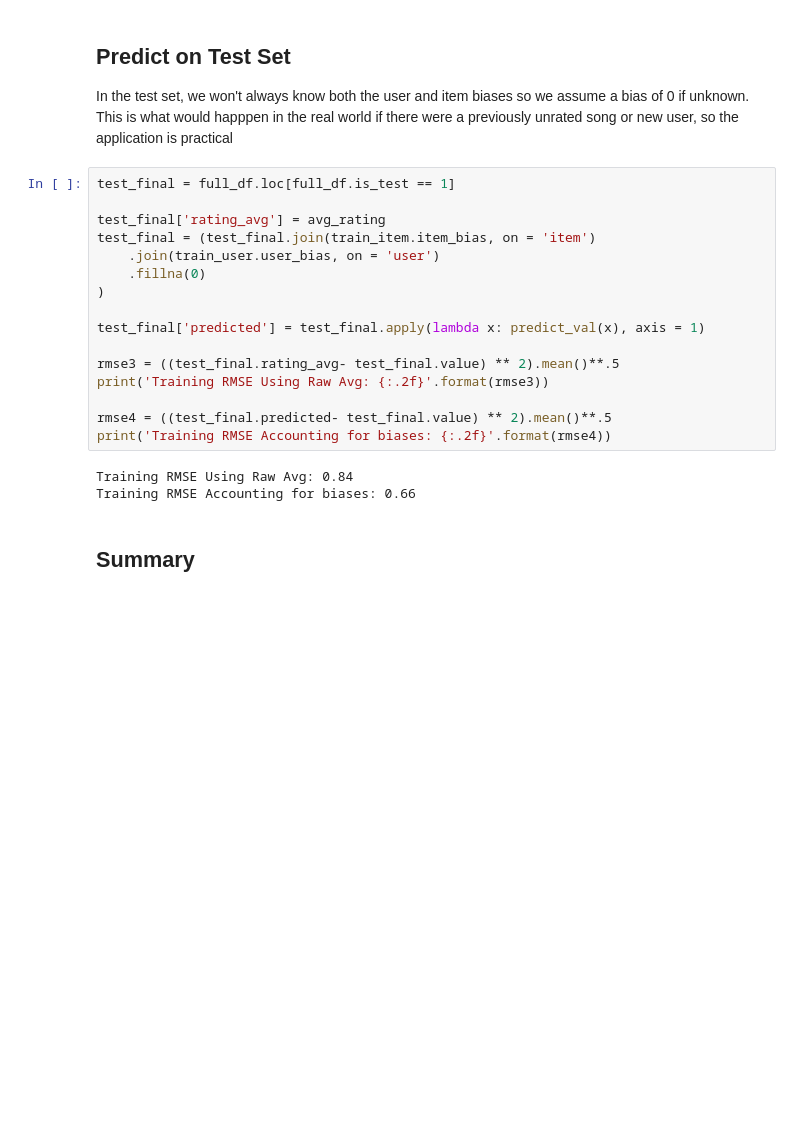
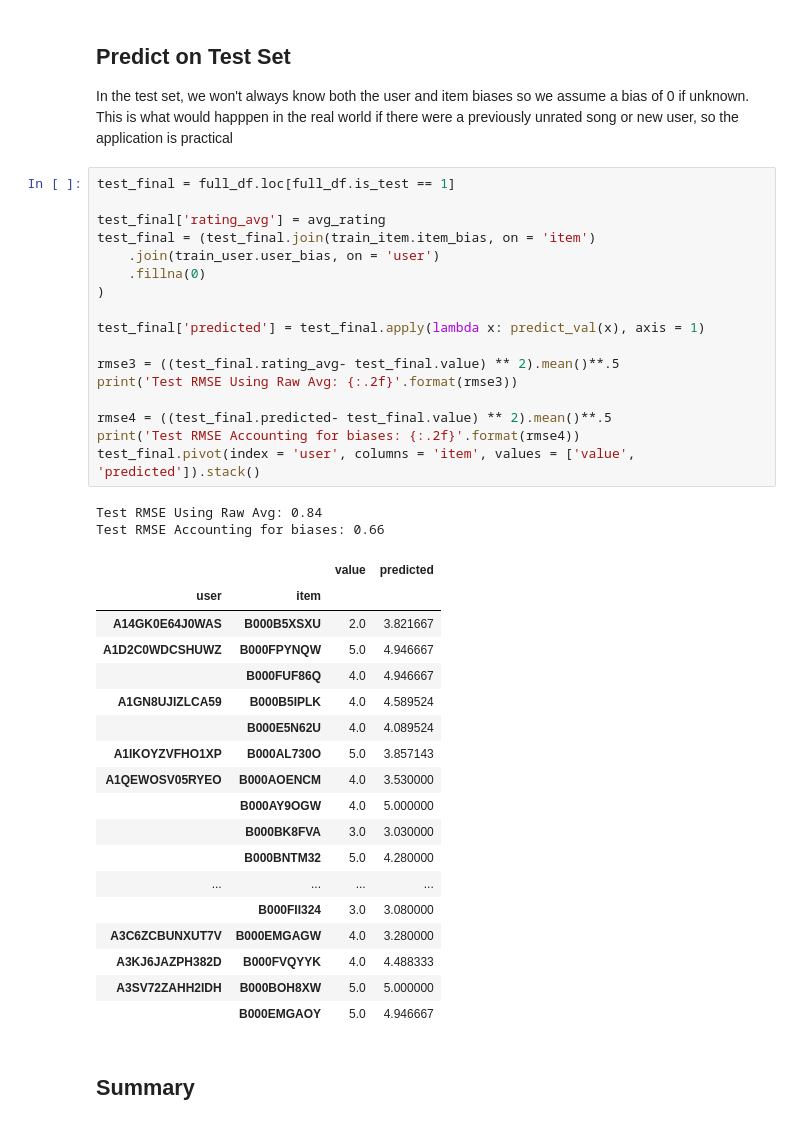
Before and after one commit to TheFedExpress/DATA612, a Jupyter notebook: Project1/Project 1 Data 612.ipynb, the cells around one changed output. Saved outputs shown, nothing was run; the diff lists cells and outputs as text; blank space fills up the shorter version.

```diff
--- a/Project1/Project 1 Data 612.ipynb
+++ b/Project1/Project 1 Data 612.ipynb
@@ -152,22 +152,41 @@ In the test set, we won't always know both the user and item biases so we assume
 # %%
 test_final = full_df.loc[full_df.is_test == 1]
 
 test_final['rating_avg'] = avg_rating
 test_final = (test_final.join(train_item.item_bias, on = 'item')
     .join(train_user.user_bias, on = 'user')
     .fillna(0)
 )
 
 test_final['predicted'] = test_final.apply(lambda x: predict_val(x), axis = 1)
 
 rmse3 = ((test_final.rating_avg- test_final.value) ** 2).mean()**.5
-print('Training RMSE Using Raw Avg: {:.2f}'.format(rmse3))
+print('Test RMSE Using Raw Avg: {:.2f}'.format(rmse3))
 
 rmse4 = ((test_final.predicted- test_final.value) ** 2).mean()**.5
-print('Training RMSE Accounting for biases: {:.2f}'.format(rmse4))
+print('Test RMSE Accounting for biases: {:.2f}'.format(rmse4))
+test_final.pivot(index = 'user', columns = 'item', values = ['value', 'predicted']).stack()
 # %% [output]
-Training RMSE Using Raw Avg: 0.84
-Training RMSE Accounting for biases: 0.66
+Test RMSE Using Raw Avg: 0.84
+Test RMSE Accounting for biases: 0.66
+|  |  | value | predicted |
+| user | item |  |  |
+| A14GK0E64J0WAS | B000B5XSXU | 2.0 | 3.821667 |
+| A1D2C0WDCSHUWZ | B000FPYNQW | 5.0 | 4.946667 |
+|  | B000FUF86Q | 4.0 | 4.946667 |
+| A1GN8UJIZLCA59 | B000B5IPLK | 4.0 | 4.589524 |
+|  | B000E5N62U | 4.0 | 4.089524 |
+| A1IKOYZVFHO1XP | B000AL730O | 5.0 | 3.857143 |
+| A1QEWOSV05RYEO | B000AOENCM | 4.0 | 3.530000 |
+|  | B000AY9OGW | 4.0 | 5.000000 |
+|  | B000BK8FVA | 3.0 | 3.030000 |
+|  | B000BNTM32 | 5.0 | 4.280000 |
+| ... | ... | ... | ... |
+|  | B000FII324 | 3.0 | 3.080000 |
+| A3C6ZCBUNXUT7V | B000EMGAGW | 4.0 | 3.280000 |
+| A3KJ6JAZPH382D | B000FVQYYK | 4.0 | 4.488333 |
+| A3SV72ZAHH2IDH | B000BOH8XW | 5.0 | 5.000000 |
+|  | B000EMGAOY | 5.0 | 4.946667 |
 # %% [markdown]
 ## Summary
 # %%
```
Also changed, not shown: parts of 1 cell of this notebook.
